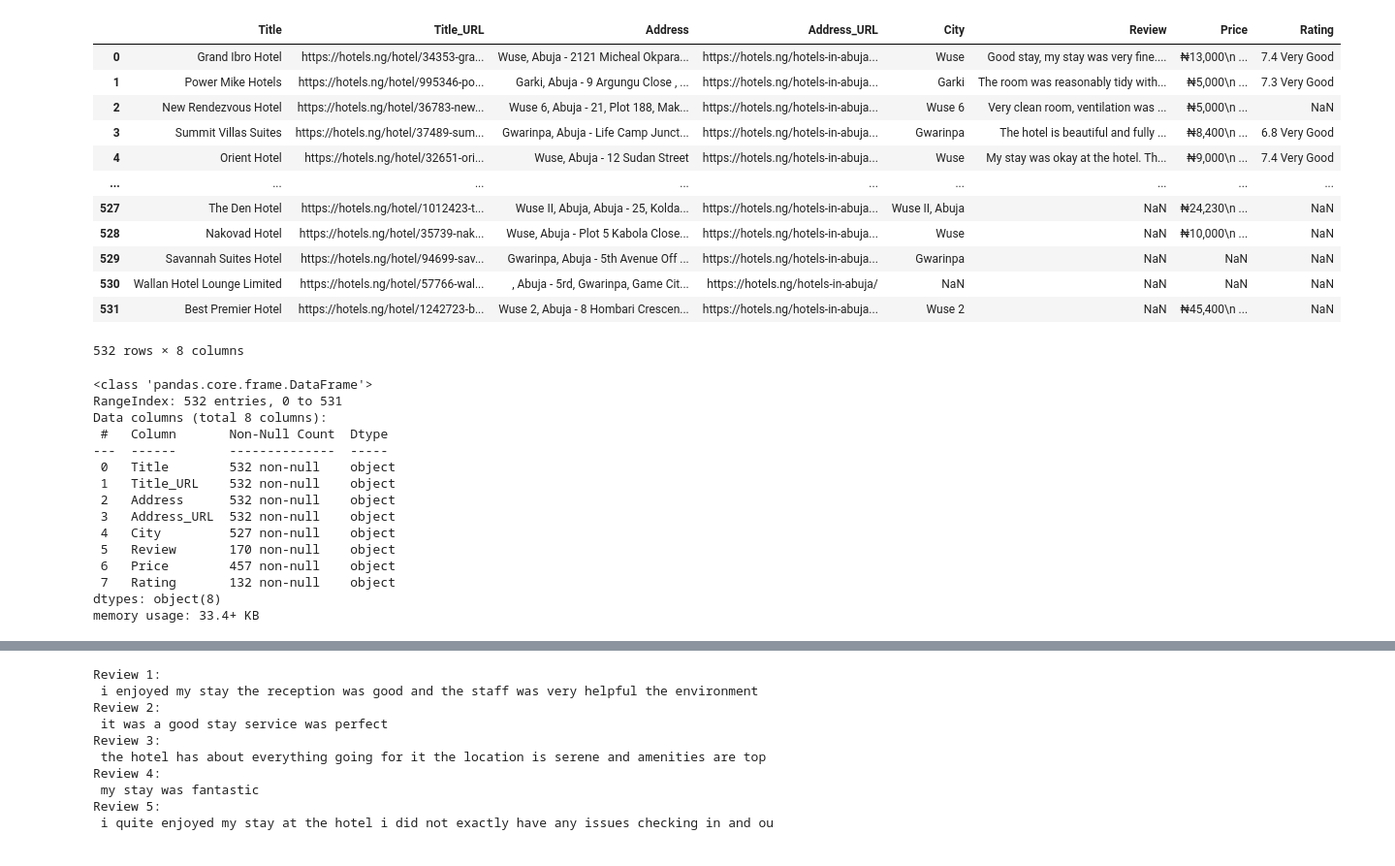
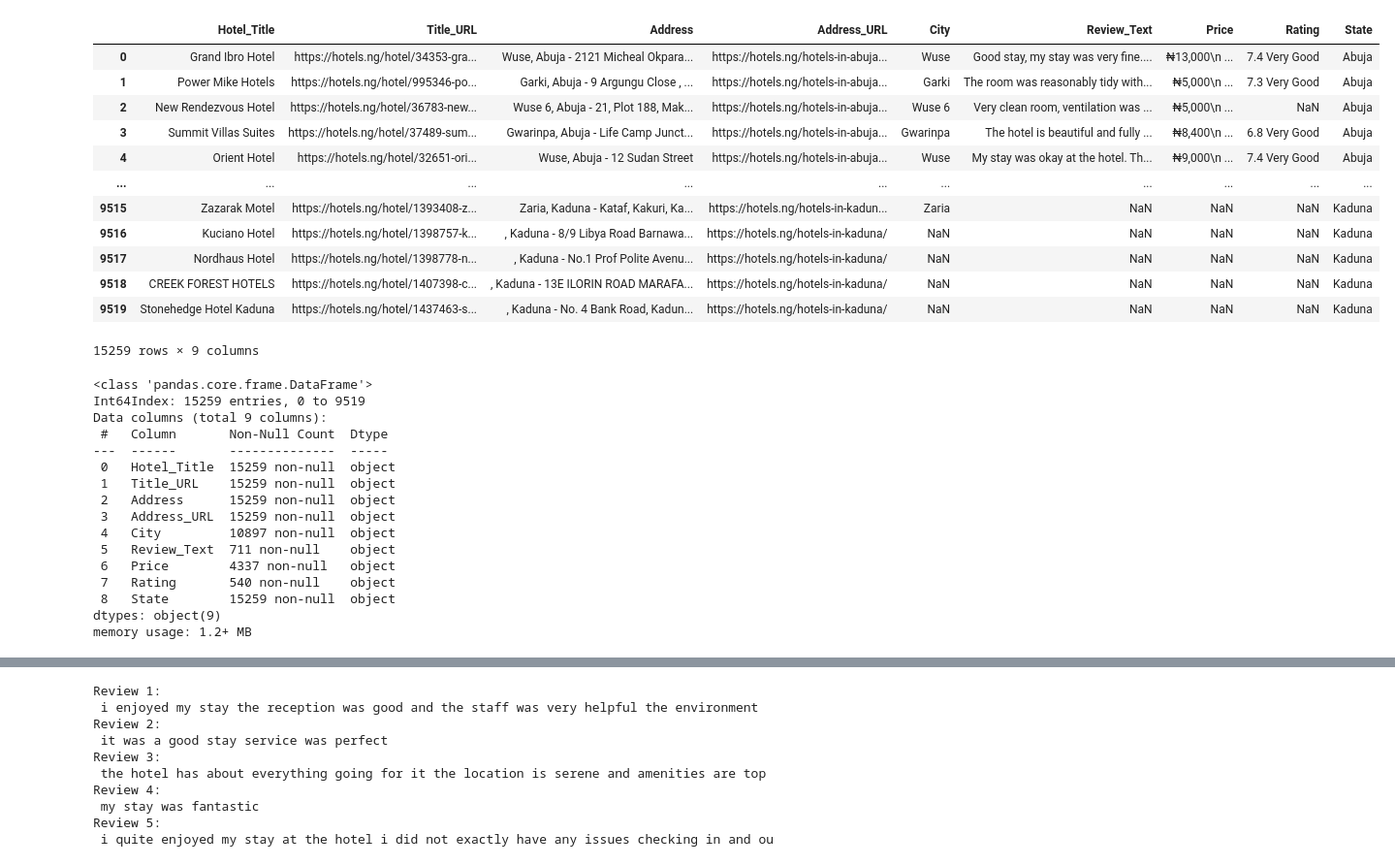
Before and after one commit to TGA-Sept-Cohort-Group-A/Reviews-Project, a Jupyter notebook: Abuja Hotels' Cleaning.ipynb, the cells around one changed output, grey strips where cells are left out. Shown at 97% size. Saved outputs shown, nothing was run; the diff lists cells and outputs as text; code cells hidden in the pictures.

Commit message:
Concat/Merger
Concatenating of the csv files of the different cities into the Abuja cleaning file.

```diff
--- a/Abuja Hotels' Cleaning.ipynb
+++ b/Abuja Hotels' Cleaning.ipynb
@@ -10,35 +12,50 @@ data_set = pd.read_csv("C:\\Users\\Leritmwa Danladi\\Downloads\\Abuja Hotels.csv
-# %%
-data_set
-# %% [output]
-|  | Title | Title_URL | Address | Address_URL | City | Review | Price | Rating |
-| 0 | Grand Ibro Hotel | https://hotels.ng/hotel/34353-gra... | Wuse, Abuja - 2121 Micheal Okpara... | https://hotels.ng/hotels-in-abuja... | Wuse | Good stay, my stay was very fine.... | ₦13,000\n ... | 7.4 Very Good |
-| 1 | Power Mike Hotels | https://hotels.ng/hotel/995346-po... | Garki, Abuja - 9 Argungu Close , ... | https://hotels.ng/hotels-in-abuja... | Garki | The room was reasonably tidy with... | ₦5,000\n ... | 7.3 Very Good |
-| 2 | New Rendezvous Hotel | https://hotels.ng/hotel/36783-new... | Wuse 6, Abuja - 21, Plot 188, Mak... | https://hotels.ng/hotels-in-abuja... | Wuse 6 | Very clean room, ventilation was ... | ₦5,000\n ... | NaN |
-| 3 | Summit Villas Suites | https://hotels.ng/hotel/37489-sum... | Gwarinpa, Abuja - Life Camp Junct... | https://hotels.ng/hotels-in-abuja... | Gwarinpa | The hotel is beautiful and fully ... | ₦8,400\n ... | 6.8 Very Good |
-| 4 | Orient Hotel | https://hotels.ng/hotel/32651-ori... | Wuse, Abuja - 12 Sudan Street | https://hotels.ng/hotels-in-abuja... | Wuse | My stay was okay at the hotel. Th... | ₦9,000\n ... | 7.4 Very Good |
-| ... | ... | ... | ... | ... | ... | ... | ... | ... |
-| 527 | The Den Hotel | https://hotels.ng/hotel/1012423-t... | Wuse II, Abuja, Abuja - 25, Kolda... | https://hotels.ng/hotels-in-abuja... | Wuse II, Abuja | NaN | ₦24,230\n ... | NaN |
-| 528 | Nakovad Hotel | https://hotels.ng/hotel/35739-nak... | Wuse, Abuja - Plot 5 Kabola Close... | https://hotels.ng/hotels-in-abuja... | Wuse | NaN | ₦10,000\n ... | NaN |
-| 529 | Savannah Suites Hotel | https://hotels.ng/hotel/94699-sav... | Gwarinpa, Abuja - 5th Avenue Off ... | https://hotels.ng/hotels-in-abuja... | Gwarinpa | NaN | NaN | NaN |
-| 530 | Wallan Hotel Lounge Limited | https://hotels.ng/hotel/57766-wal... | , Abuja - 5rd, Gwarinpa, Game Cit... | https://hotels.ng/hotels-in-abuja/ | NaN | NaN | NaN | NaN |
-| 531 | Best Premier Hotel | https://hotels.ng/hotel/1242723-b... | Wuse 2, Abuja - 8 Hombari Crescen... | https://hotels.ng/hotels-in-abuja... | Wuse 2 | NaN | ₦45,400\n ... | NaN |
-532 rows × 8 columns
+# %%
+# renaming the 'Title' column as 'Hotel_Title'
+df1 = df1.rename(columns = {'Title':'Hotel_Title','Review':'Review_Text'}, inplace = False)
+# %%
+df2.drop('Number', axis = 1, inplace = True)
+df2.drop('Like', axis = 1, inplace = True)
+df3.drop('Number_of_Reviews', axis = 1, inplace = True)
+# %%
+df1['State'] = 'Abuja'
+df2['State'] = 'Lagos'
+df3['State'] = 'Kaduna'
+# %%
+#combine all files in the list
+combined_csv = pd.concat([df1,df2,df3])
+# %%
+combined_csv
+# %% [output]
+|  | Hotel_Title | Title_URL | Address | Address_URL | City | Review_Text | Price | Rating | State |
+| 0 | Grand Ibro Hotel | https://hotels.ng/hotel/34353-gra... | Wuse, Abuja - 2121 Micheal Okpara... | https://hotels.ng/hotels-in-abuja... | Wuse | Good stay, my stay was very fine.... | ₦13,000\n ... | 7.4 Very Good | Abuja |
+| 1 | Power Mike Hotels | https://hotels.ng/hotel/995346-po... | Garki, Abuja - 9 Argungu Close , ... | https://hotels.ng/hotels-in-abuja... | Garki | The room was reasonably tidy with... | ₦5,000\n ... | 7.3 Very Good | Abuja |
+| 2 | New Rendezvous Hotel | https://hotels.ng/hotel/36783-new... | Wuse 6, Abuja - 21, Plot 188, Mak... | https://hotels.ng/hotels-in-abuja... | Wuse 6 | Very clean room, ventilation was ... | ₦5,000\n ... | NaN | Abuja |
+| 3 | Summit Villas Suites | https://hotels.ng/hotel/37489-sum... | Gwarinpa, Abuja - Life Camp Junct... | https://hotels.ng/hotels-in-abuja... | Gwarinpa | The hotel is beautiful and fully ... | ₦8,400\n ... | 6.8 Very Good | Abuja |
+| 4 | Orient Hotel | https://hotels.ng/hotel/32651-ori... | Wuse, Abuja - 12 Sudan Street | https://hotels.ng/hotels-in-abuja... | Wuse | My stay was okay at the hotel. Th... | ₦9,000\n ... | 7.4 Very Good | Abuja |
+| ... | ... | ... | ... | ... | ... | ... | ... | ... | ... |
+| 9515 | Zazarak Motel | https://hotels.ng/hotel/1393408-z... | Zaria, Kaduna - Kataf, Kakuri, Ka... | https://hotels.ng/hotels-in-kadun... | Zaria | NaN | NaN | NaN | Kaduna |
+| 9516 | Kuciano Hotel | https://hotels.ng/hotel/1398757-k... | , Kaduna - 8/9 Libya Road Barnawa... | https://hotels.ng/hotels-in-kaduna/ | NaN | NaN | NaN | NaN | Kaduna |
+| 9517 | Nordhaus Hotel | https://hotels.ng/hotel/1398778-n... | , Kaduna - No.1 Prof Polite Avenu... | https://hotels.ng/hotels-in-kaduna/ | NaN | NaN | NaN | NaN | Kaduna |
+| 9518 | CREEK FOREST HOTELS | https://hotels.ng/hotel/1407398-c... | , Kaduna - 13E ILORIN ROAD MARAFA... | https://hotels.ng/hotels-in-kaduna/ | NaN | NaN | NaN | NaN | Kaduna |
+| 9519 | Stonehedge Hotel Kaduna | https://hotels.ng/hotel/1437463-s... | , Kaduna - No. 4 Bank Road, Kadun... | https://hotels.ng/hotels-in-kaduna/ | NaN | NaN | NaN | NaN | Kaduna |
+15259 rows × 9 columns
 # %%
 # getting an overview of the columns of the dataset
-data_set.info()
+combined_csv.info()
 # %% [output]
 <class 'pandas.core.frame.DataFrame'>
-RangeIndex: 532 entries, 0 to 531
-Data columns (total 8 columns):
+Int64Index: 15259 entries, 0 to 9519
+Data columns (total 9 columns):
  #   Column       Non-Null Count  Dtype
 ---  ------       --------------  -----
- 0   Title        532 non-null    object
- 1   Title_URL    532 non-null    object
- 2   Address      532 non-null    object
- 3   Address_URL  532 non-null    object
- 4   City         527 non-null    object
- 5   Review       170 non-null    object
- 6   Price        457 non-null    object
- 7   Rating       132 non-null    object
-dtypes: object(8)
-memory usage: 33.4+ KB
+ 0   Hotel_Title  15259 non-null  object
+ 1   Title_URL    15259 non-null  object
+ 2   Address      15259 non-null  object
+ 3   Address_URL  15259 non-null  object
+ 4   City         10897 non-null  object
+ 5   Review_Text  711 non-null    object
+ 6   Price        4337 non-null   object
+ 7   Rating       540 non-null    object
+ 8   State        15259 non-null  object
+dtypes: object(9)
+memory usage: 1.2+ MB
```
Also changed, not shown: parts of 31 cells of this notebook.
